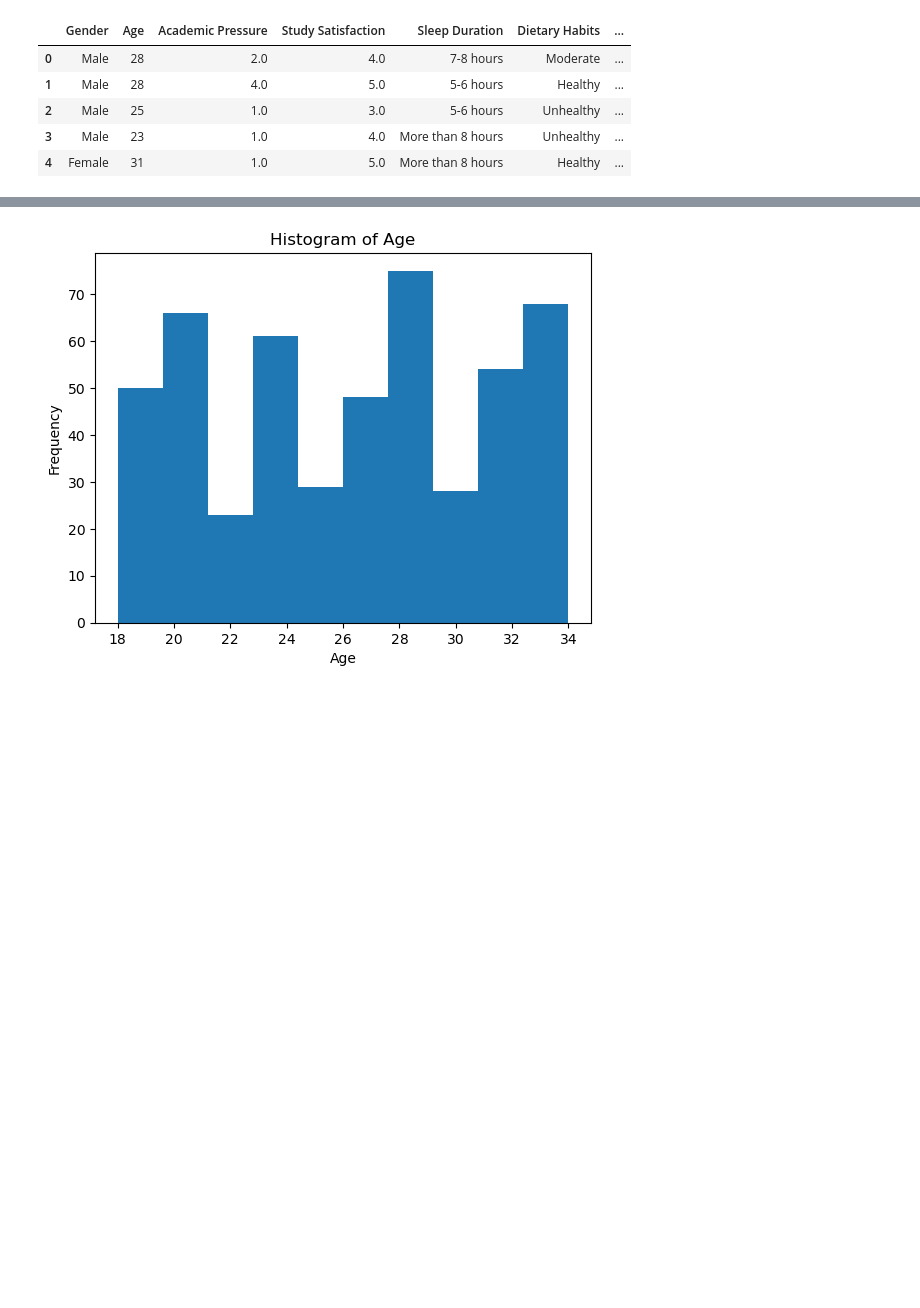
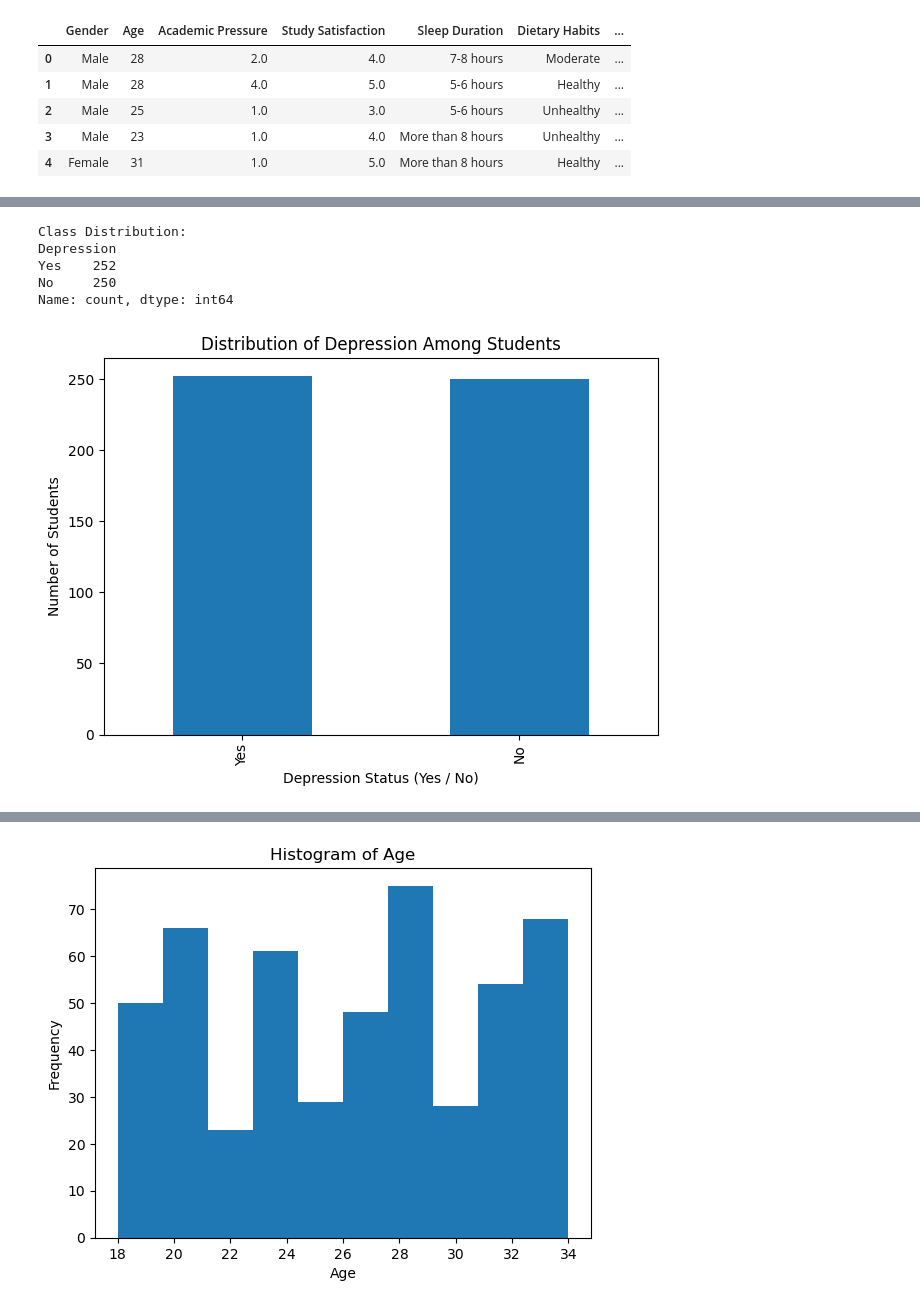
Before and after one commit to joodali25/IT326-DataMining-Project, a Jupyter notebook: Reports/Phase2.ipynb, the cells around one changed output, grey strips where cells are left out. Saved outputs shown, nothing was run; the diff lists cells and outputs as text; code cells hidden in the pictures; blank space fills up the shorter version.

Commit message:
Created using Colab the class distirbuton and bar plot

```diff
--- a/Reports/Phase2.ipynb
+++ b/Reports/Phase2.ipynb
@@ -13,0 +24,28 @@ df.head()
+# %%
+
+import matplotlib.pyplot as plt
+label_col = "Depression"
+
+if label_col not in df.columns:
+    print("Available columns:", df.columns.tolist())
+    raise ValueError("Column 'Depression' not found. Please check the column name.")
+# %%
+class_counts = df[label_col].value_counts(dropna=False)
+print("Class Distribution:")
+print(class_counts)
+# %% [output]
+Class Distribution:
+Depression
+Yes    252
+No     250
+Name: count, dtype: int64
+# %%
+plt.figure()
+class_counts.plot(kind='bar')
+plt.title("Distribution of Depression Among Students")
+plt.xlabel("Depression Status (Yes / No)")
+plt.ylabel("Number of Students")
+plt.tight_layout()
+plt.show()
+# %% [output]
+[figure, added]
```
Also changed, not shown: parts of 3 cells of this notebook.
